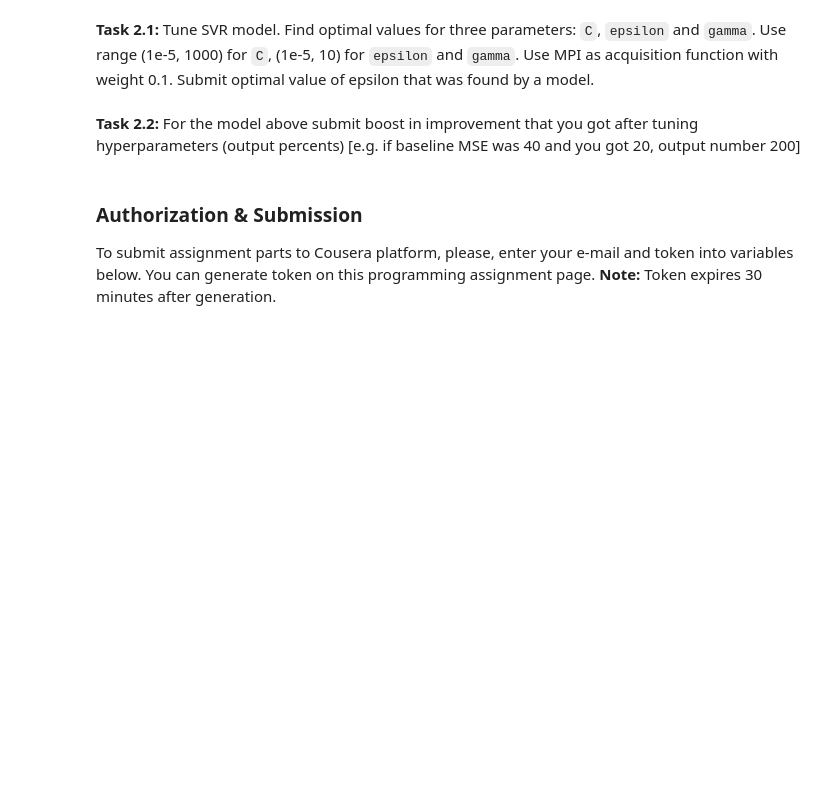
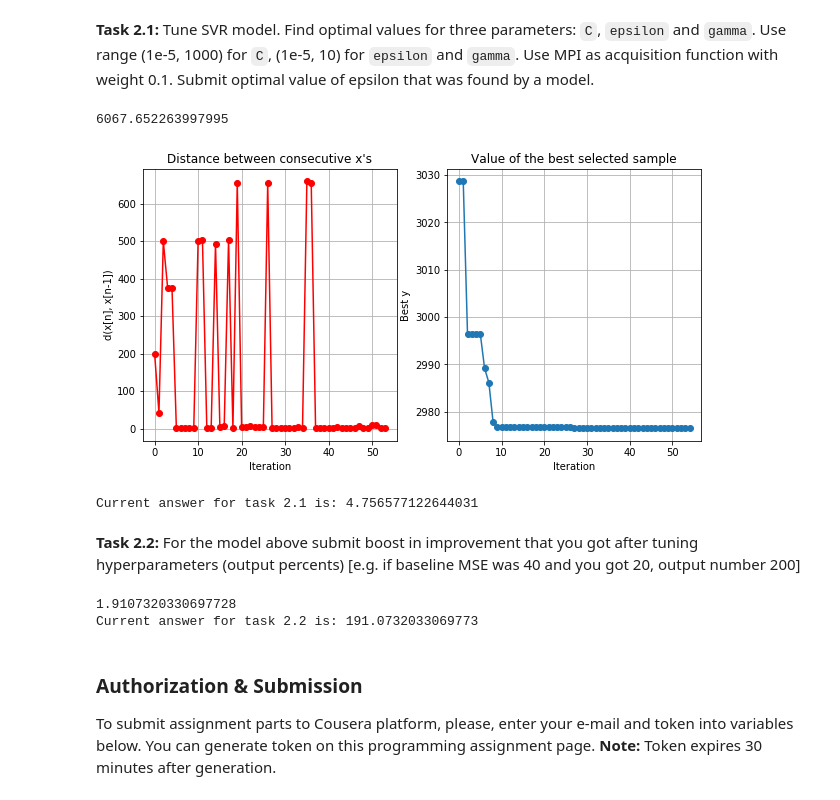
Before and after one commit to ishaanb92/BayesianML, a Jupyter notebook: week_6/week_6.ipynb, the cells around one changed output. Saved outputs shown, nothing was run; the diff lists cells and outputs as text; code cells hidden in the pictures; blank space fills up the shorter version.

````diff
--- a/week_6/week_6.ipynb
+++ b/week_6/week_6.ipynb
@@ -232,6 +232,16 @@ def f(parameters):
                 X, y, scoring='neg_mean_squared_error').mean()
     score = np.array(score)
     return score
+
+def f_svr(parameters):
+    parameters = parameters[0]
+    score = -cross_val_score(
+                SVR(gamma = parameters[0],
+                    C = parameters[1],
+                    epsilon = parameters[2]),
+                X, y, scoring='neg_mean_squared_error').mean()
+    score = np.array(score)
+    return score
 # %%
 baseline = -cross_val_score(XGBRegressor(), X, y, scoring='neg_mean_squared_error').mean()
 baseline
@@ -266,3 +285,30 @@ print('MSE:', np.min(optimizer.Y), 'Gain:', baseline/np.min(optimizer.Y)*100)
 We were able to get 9% boost wihtout tuning parameters by hand! Let's see if you can do the same.
 # %% [markdown]
 <b>Task 2.1:</b> Tune SVR model. Find optimal values for three parameters: ```C```, ```epsilon``` and ```gamma```. Use range (1e-5, 1000) for ```C```, (1e-5, 10) for ```epsilon``` and ```gamma```. Use MPI as acquisition function with weight 0.1. Submit optimal value of epsilon that was found by a model.
+# %%
+bounds_svr = [
+                {'name': 'gamma','type':'continuous','domain':(1e-5,10)},
+                {'name': 'C','type':'continuous','domain':(1e-5,1000)},
+                {'name': 'epsilon','type':'continuous','domain':(1e-5,10)}
+             ]
+# %%
+#Compute baseline for SVR
+baseline_svr = -cross_val_score(SVR(), X, y, scoring='neg_mean_squared_error').mean()
+print(baseline_svr)
+# %% [output]
+6067.652263997995
+# %%
+# Perform Bayesian Opt for hyper-params
+np.random.seed(777)
+optimizer_svr = GPyOpt.methods.BayesianOptimization(f=f_svr, domain=bounds_svr,
+                                                    acquisition_type ='MPI',
+                                                    acquisition_par = 0.1,
+                                                    exact_eval=True)
+# %%
+max_iter = 50
+max_time = 60
+optimizer_svr.run_optimization(max_iter, max_time)
+# %%
+optimizer_svr.plot_convergence()
+# %% [output]
+[figure, added]
@@ -269,12 +317,17 @@ We were able to get 9% boost wihtout tuning parameters by hand! Let's see if you
 # %%
 ### YOUR CODE HERE
-best_epsilon = ### YOUR CODE HERE
 grader.submit_GPyOpt_1(best_epsilon)
+# %% [output]
+Current answer for task 2.1 is: 4.756577122644031
 # %% [markdown]
 <b>Task 2.2:</b> For the model above submit boost in improvement that you got after tuning hyperparameters (output percents) [e.g. if baseline MSE was 40 and you got 20, output number 200]
 # %%
-performance_boost = ### YOUR CODE HERE
+performance_boost = (baseline_svr/np.min(optimizer.Y))
+print(performance_boost)
 grader.submit_GPyOpt_2(performance_boost*100)
+# %% [output]
+1.9107320330697728
+Current answer for task 2.2 is: 191.0732033069773
 # %% [markdown]
 ### Authorization & Submission
 To submit assignment parts to Cousera platform, please, enter your e-mail and token into variables below. You can generate token on this programming assignment page. <b>Note:</b> Token expires 30 minutes after generation.
````
Also changed, not shown: parts of 7 cells of this notebook.
